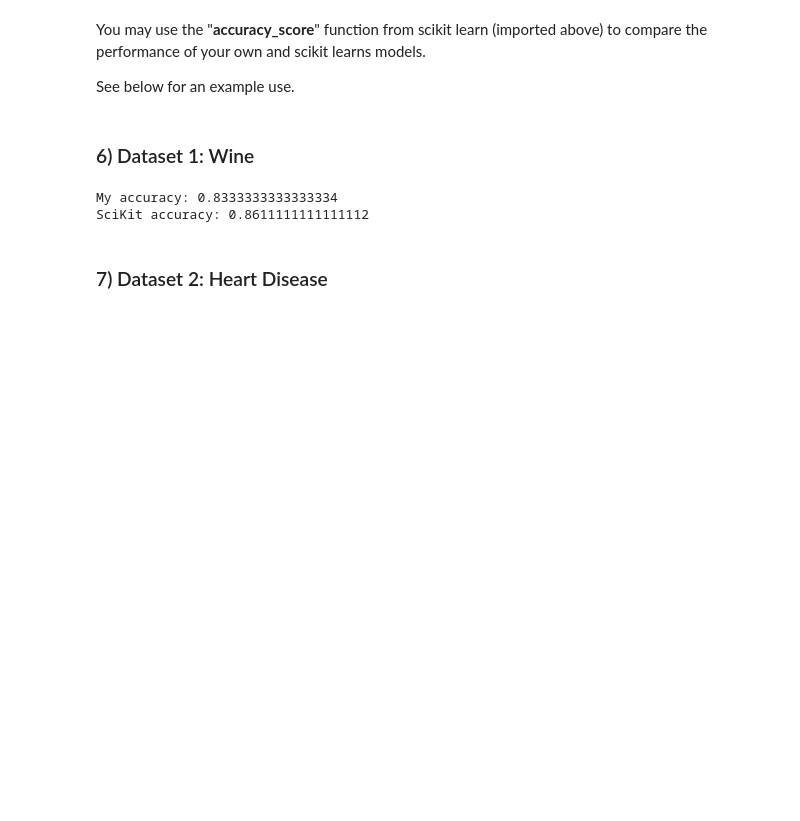
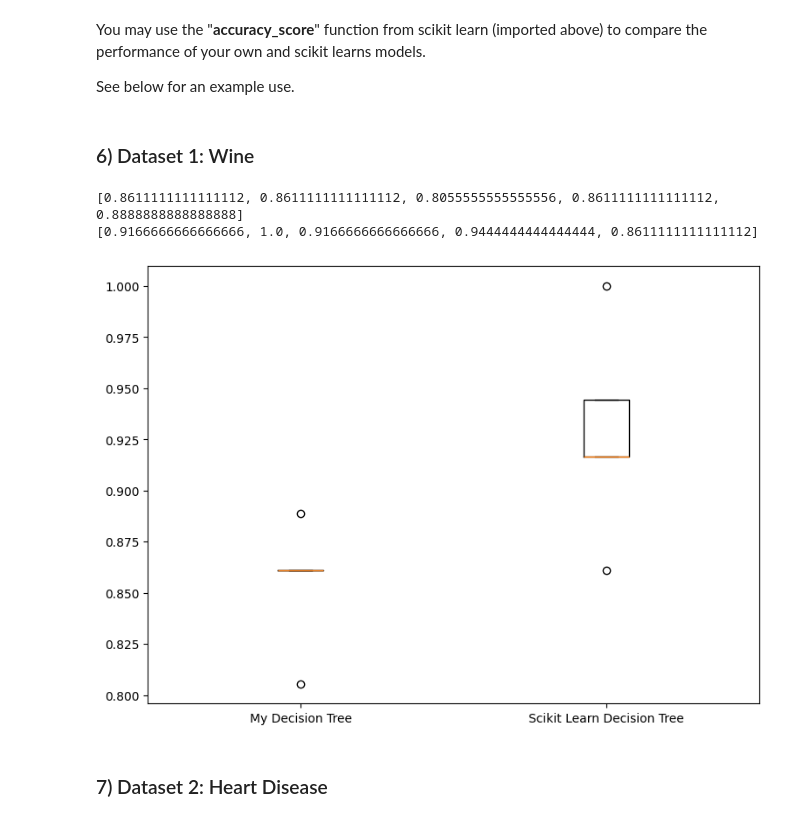
Before and after one commit to JoelScarinius/Decision_Tree_Induction, a Jupyter notebook: ML-Assignment_2_Alexander_Forsanker.ipynb, the cells around one changed output. Drawn from its saved outputs; the diff is of its cells as text; code cells hidden in the pictures; blank space fills up the shorter version.

```diff
--- a/ML-Assignment_2_Alexander_Forsanker.ipynb
+++ b/ML-Assignment_2_Alexander_Forsanker.ipynb
@@ -40,7 +40,7 @@ import pandas as pd
 import matplotlib.pyplot as plt
 
 class Node:
-    def __init__(self, feature=None, threshold=None, left=None, right=None, *, value=None): # The star '*' can be removed
+    def __init__(self, feature=None, threshold=None, left=None, right=None, value=None):
         self.feature = feature
         self.threshold = threshold
         self.left = left
@@ -163,19 +163,18 @@ def entropy(y):
         else:
             cnt[yi] = 1
 
-    # Get the unique labels and their counts
     unique_labels = sorted(cnt.keys())
-    hi = [cnt[label] if label in cnt else 0 for label in unique_labels]
 
-    #print("hi:", hi)
+    hist = []
+    for label in unique_labels:
+        if label in cnt:
+            hist.append(cnt[label])
+        else: hist.append(0)
 
-    hist = np.array(hi)
+    hist = np.array(hist)
 
     ps = hist / len(y)
     return -np.sum([p * np.log(p) for p in ps if p>0])
-    # hist = np.bincount(y.astype(int))
-    # ps = hist / len(y)
-    # return -np.sum([p * np.log2(p) for p in ps if p > 0])
 
 def most_common_label(y):
     counter = {}
@@ -305,41 +304,59 @@ data_wine = data_wine[1:]
 
 
 # TODO: Set up the data and split it into train and test-sets.
 X = data_wine[:, :-1]
 y = data_wine[:, -1]
 X_train, X_test, y_train, y_test = train_test_split(X, y, test_size=0.2)
 
 
 # TODO: Train and test your implemented tree model.
 # NOTE: Use the same train/test split for your tree model and the scikit learn model
 number_of_features = X.shape[1]
 root = grow_tree(X_train, y_train, number_of_features, max_depth=10, min_samples_for_split=2)
 my_predictions = np.array([traverse_tree(x, root) for x in X_test])
 
 
 # TODO: Train and test scikit learns tree model.
 # NOTE: Use the same train/test split for your tree model and the scikit learn model
 scikit_clf = DecisionTreeClassifier(criterion='entropy')
 scikit_clf.fit(X_train, y_train)
 scikit_predictions = scikit_clf.predict(X_test)
 
 
 # TODO: Do the above at least 5 times
 # NOTE: Use loops here!
+my_accuracies = []
+sciKit_accuracies = []
+for _ in range(5):
+    X_train, X_test, y_train, y_test = train_test_split(X, y, test_size=0.2)
 
-acc = accuracy_score(y_test, my_predictions)
-#print(f"My predictions: {my_predictions}")
-print(f"My accuracy: {acc}")
+    number_of_features = X.shape[1]
+    root = grow_tree(X_train, y_train, number_of_features, max_depth=10, min_samples_for_split=2)
+    my_predictions = np.array([traverse_tree(x, root) for x in X_test])
+    my_accuracy = accuracy_score(y_test, my_predictions)
+    my_accuracies.append(my_accuracy)
 
-acc = accuracy_score(y_test, scikit_predictions)
-#print(f"SciKit predictions: {scikit_predictions}")
-print(f"SciKit accuracy: {acc}")
+    scikit_clf = DecisionTreeClassifier(criterion='entropy')
+    scikit_clf.fit(X_train, y_train)
+    scikit_predictions = scikit_clf.predict(X_test)
+    sciKit_accuracy = accuracy_score(y_test, scikit_predictions)
+    sciKit_accuracies.append(sciKit_accuracy)
 
 # TODO: Plot the results with matplotlib (plt)
 # NOTE: One plot with all results is enough
+boxplotData = [my_accuracies, sciKit_accuracies]
+print(my_accuracies)
+print(sciKit_accuracies)
+
+fig = plt.figure(figsize =(7, 5))
+ax = fig.add_axes([0, 0, 1, 1])
+labels = ['My Decision Tree', 'Scikit Learn Decision Tree']
+bp = ax.boxplot(boxplotData, labels=labels)
+plt.show()
 # %% [output]
-My accuracy: 0.8333333333333334
-SciKit accuracy: 0.8611111111111112
+[0.8611111111111112, 0.8611111111111112, 0.8055555555555556, 0.8611111111111112, 0.8888888888888888]
+[0.9166666666666666, 1.0, 0.9166666666666666, 0.9444444444444444, 0.8611111111111112]
+[figure, added]
 # %% [markdown]
 ### 7) Dataset 2: Heart Disease
 # %%
```
Also changed, not shown: parts of 4 cells of this notebook.
